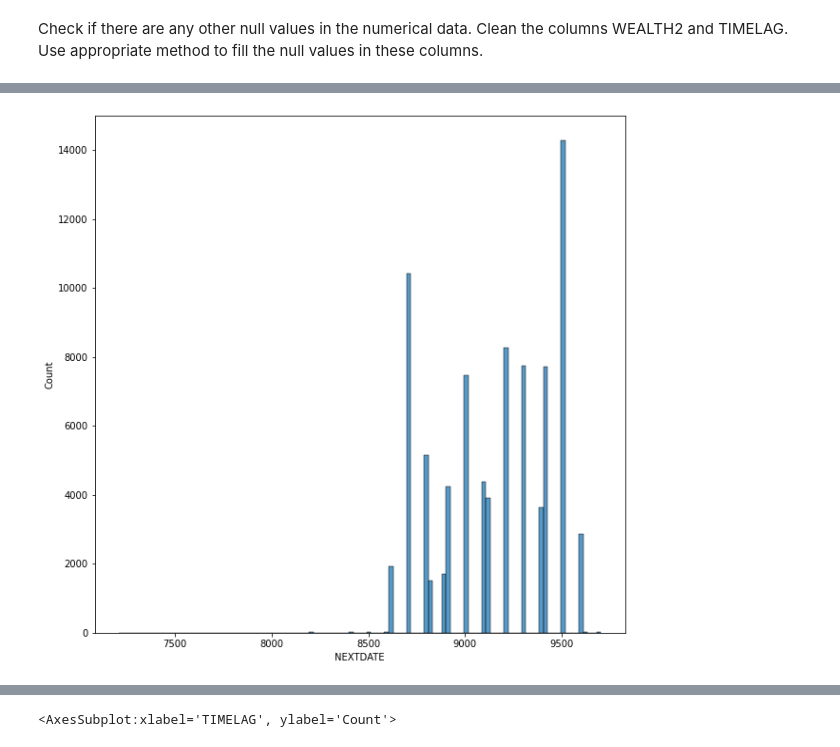
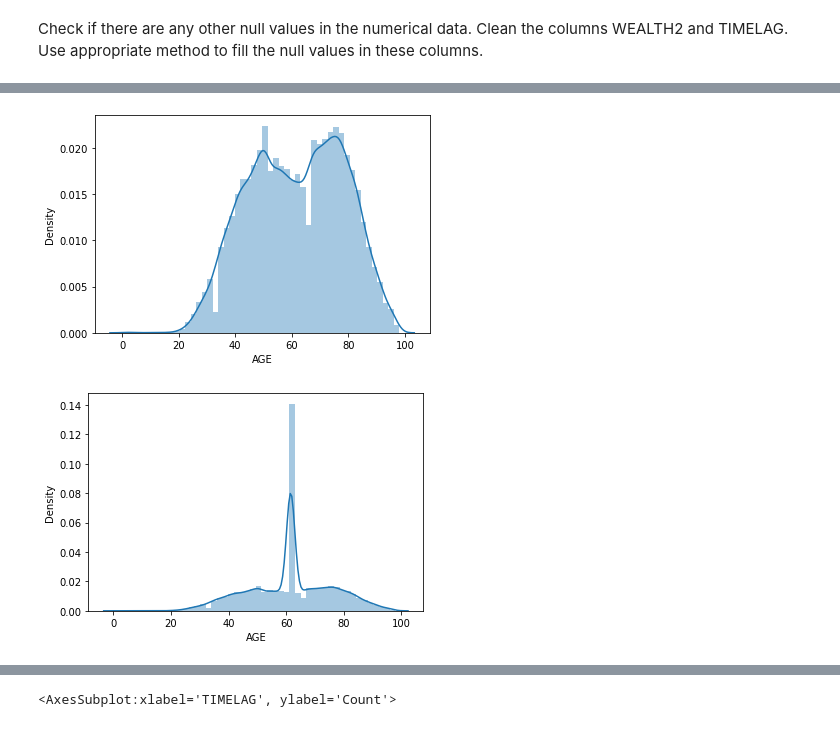
Before and after one commit to CallmeIshmaelH/lab-revisiting-machine-learning, a Jupyter notebook: LAB_6.09_revisiting_machine_learning.ipynb, the cells around one changed output, grey strips where cells are left out. Saved outputs shown, nothing was run; the diff lists cells and outputs as text; code cells hidden in the pictures.

```diff
--- a/LAB_6.09_revisiting_machine_learning.ipynb
+++ b/LAB_6.09_revisiting_machine_learning.ipynb
@@ -559,7 +583,12 @@ numeric_nulls
-# %%
-# use a simple plot to determine the distribution of unique value counts in numeric_data['TIMELAG'] and numeric_data[NEXTDATE]
-fig = plt.figure(figsize = (10,10))
-sns.histplot(numeric_data['NEXTDATE'])
-plt.show()
-# %% [output]
-[figure, removed]
+# %%
+sns.distplot(numeric_data['AGE'])
+plt.show()
+
+# fill the null values with the average value  of the column
+numeric_data['AGE'] = numeric_data["AGE"].fillna(np.mean(numeric_data['AGE']))
+
+sns.distplot(numeric_data['AGE'])
+plt.show()
+# %% [output]
+[figure, added]
+[figure, added]
```
Also changed, not shown: parts of 38 cells of this notebook.
